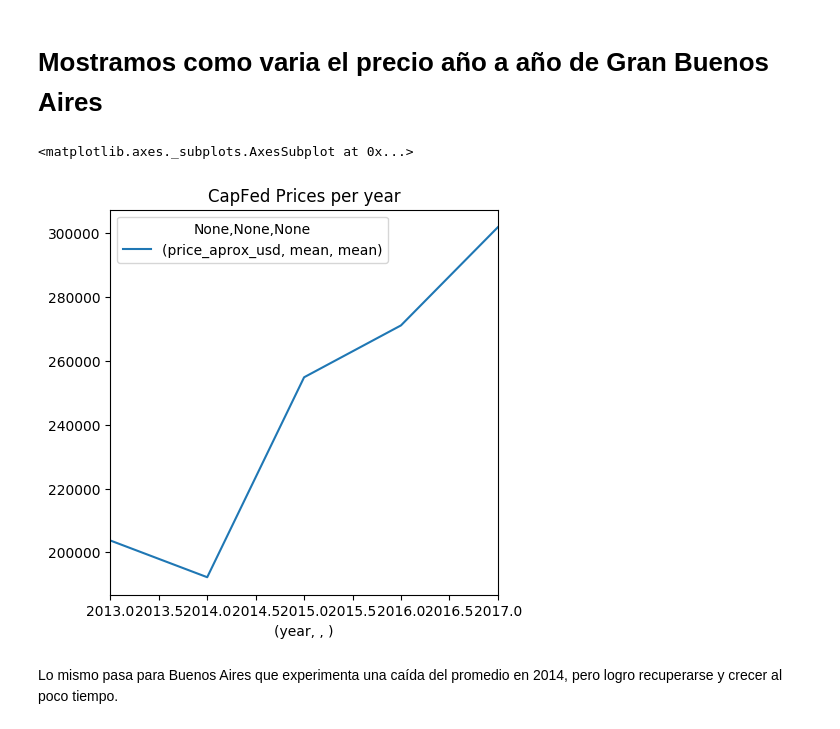
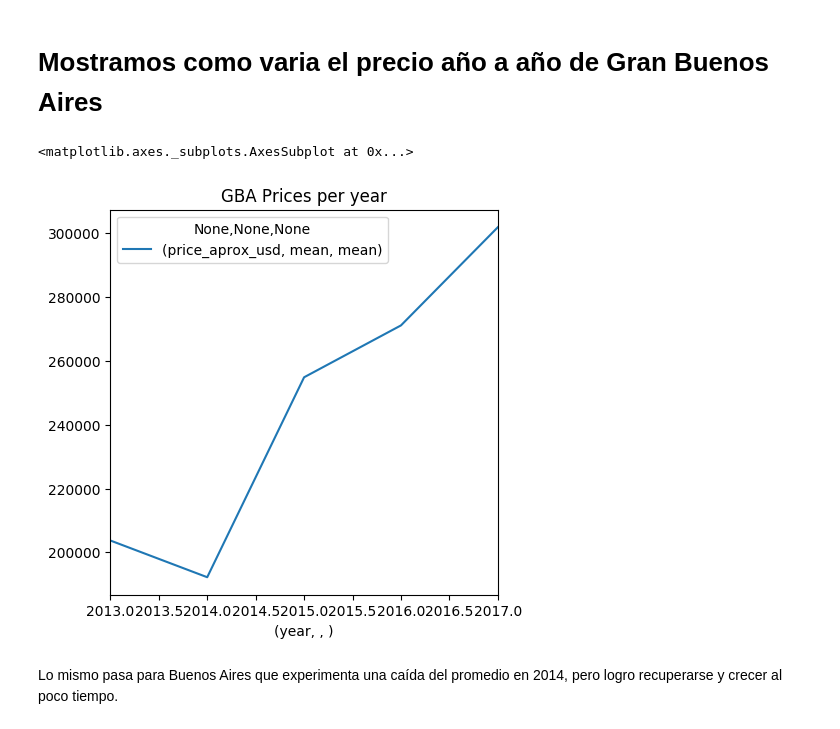
Before and after one commit to Monty1991/TPDATOS_7506_2017_2_ARGERICH, a Jupyter notebook: TP.ipynb, the cells around one changed output. Cells and saved outputs as stored; diff of their text form; code cells hidden in the pictures.

```diff
--- a/TP.ipynb
+++ b/TP.ipynb
@@ -218,14 +235,17 @@ Viendo los meces se puede apreciar mejor la variación, las altas y bajas que ha
 # Mostramos como varia el precio año a año de Gran Buenos Aires
 # %%
 GBA = df.loc[df.place_with_parent_names.str.contains('Bs.As. G.B.A.'), :]
-GBA = GBA.loc[:, ['price_aprox_usd', 'date']].groupby('date').agg([np.mean, np.size]).reset_index()
+GBA = GBA.loc[:, ['price_aprox_usd', 'date']].groupby('date')\
+    .agg([np.mean, np.size]).reset_index()
 GBA.loc[:, [('date', '')]] = pd.to_datetime(GBA[('date', '')], errors = 'coerce')
 GBA['year'] = GBA[('date', '')].dt.year
-GBAYear = GBA.loc[:, [('year', ''), ('price_aprox_usd', 'mean')]].groupby('year').agg([np.mean, np.size]).reset_index()
-GBAYear.plot(x=('year', '', ''), y=('price_aprox_usd', 'mean', 'mean') , kind='line', title="CapFed Prices per year")
+GBAYear = GBA.loc[:, [('year', ''), ('price_aprox_usd', 'mean')]]\
+    .groupby('year').agg([np.mean, np.size]).reset_index()
+GBAYear.plot(x=('year', '', ''), y=('price_aprox_usd', 'mean', 'mean') , \
+             kind='line', title="GBA Prices per year")
 # %% [output]
 <matplotlib.axes._subplots.AxesSubplot at 0x...>
-[figure, old version]
+[figure, new version]
 # %% [markdown]
 Lo mismo pasa para Buenos Aires  que experimenta una caída del promedio en 2014, pero logro recuperarse y crecer al poco tiempo.
 # %% [markdown]
```
Also changed, not shown: parts of 19 cells of this notebook, 1 other file.
